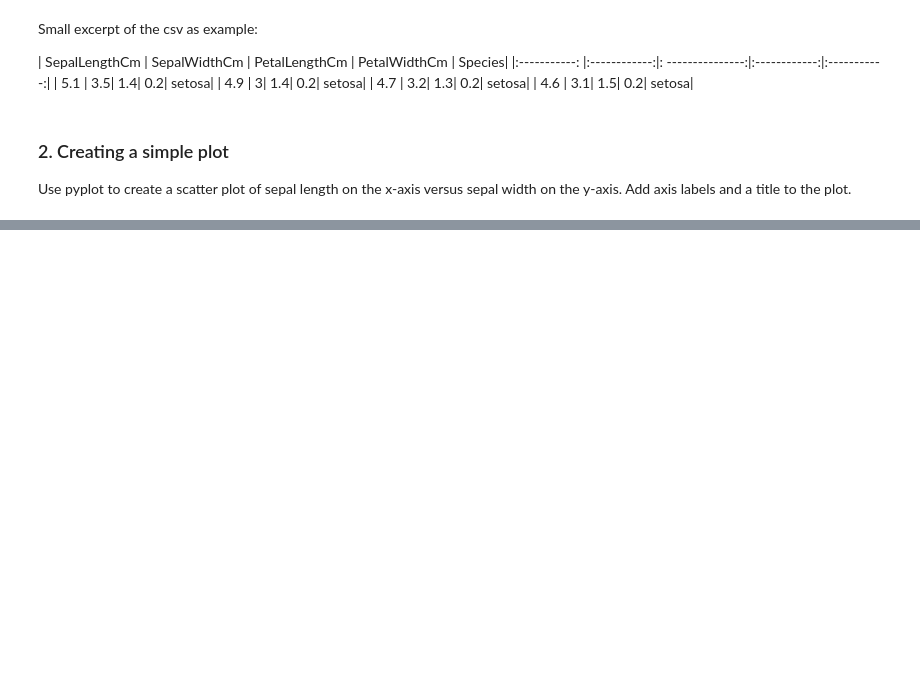
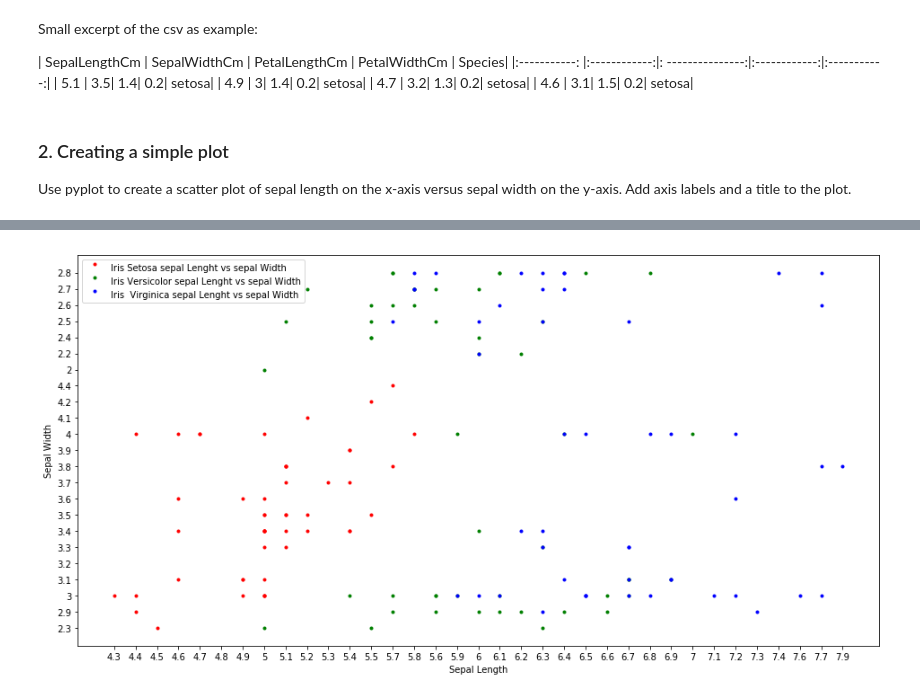
Before and after one commit to rndmized/iris-dataset-representation, a Jupyter notebook: Iris-Dataset-Notebook.ipynb, the cells around one changed output, grey strips where cells are left out. Saved outputs shown, nothing was run; the diff lists cells and outputs as text; code cells hidden in the pictures; blank space fills up the shorter version.

Commit message:
Added Adv. plot for different spieces, color coded.

```diff
--- a/Iris-Dataset-Notebook.ipynb
+++ b/Iris-Dataset-Notebook.ipynb
@@ -56,0 +61,35 @@ pl.show()
+# %%
+# Splitting data set into species
+setosa, versicolor, virginica = [],[],[]
+for iris in iris_data:
+    if (iris[4] == "setosa"):
+        setosa.append(iris)
+    elif (iris[4] == "versicolor"):
+        versicolor.append(iris)
+    elif (iris[4] == "virginica"):
+        virginica.append(iris)
+
+# Converting data into a more suitable array using numpy
+setosa = np.array(setosa)
+versicolor = np.array(versicolor)
+virginica = np.array(virginica)
+
+# s_len, s_width, p_len, p_width, species = iris_data.transpose()
+
+# Setosa
+ssl , ssw, spl, spw, slabel = setosa.transpose()
+# Versicolor
+vesl , vesw, vepl, vepw, velabel = versicolor.transpose()
+# Virginica
+visl , visw, vipl, vipw, vilabel = virginica.transpose()
+
+# Plot the data
+pl.plot(ssl, ssw, 'r.', label='Iris Setosa sepal Lenght vs sepal Width')
+pl.plot(vesl, vesw, 'g.', label='Iris Versicolor sepal Lenght vs sepal Width')
+pl.plot(visl, visw, 'b.', label='Iris  Virginica sepal Lenght vs sepal Width')
+pl.ylabel("Sepal Width")
+pl.xlabel("Sepal Length")
+pl.legend()
+pl.show()
+# %% [output]
+[figure, added]
```
Also changed, not shown: parts of 3 cells of this notebook, 1 other file.
